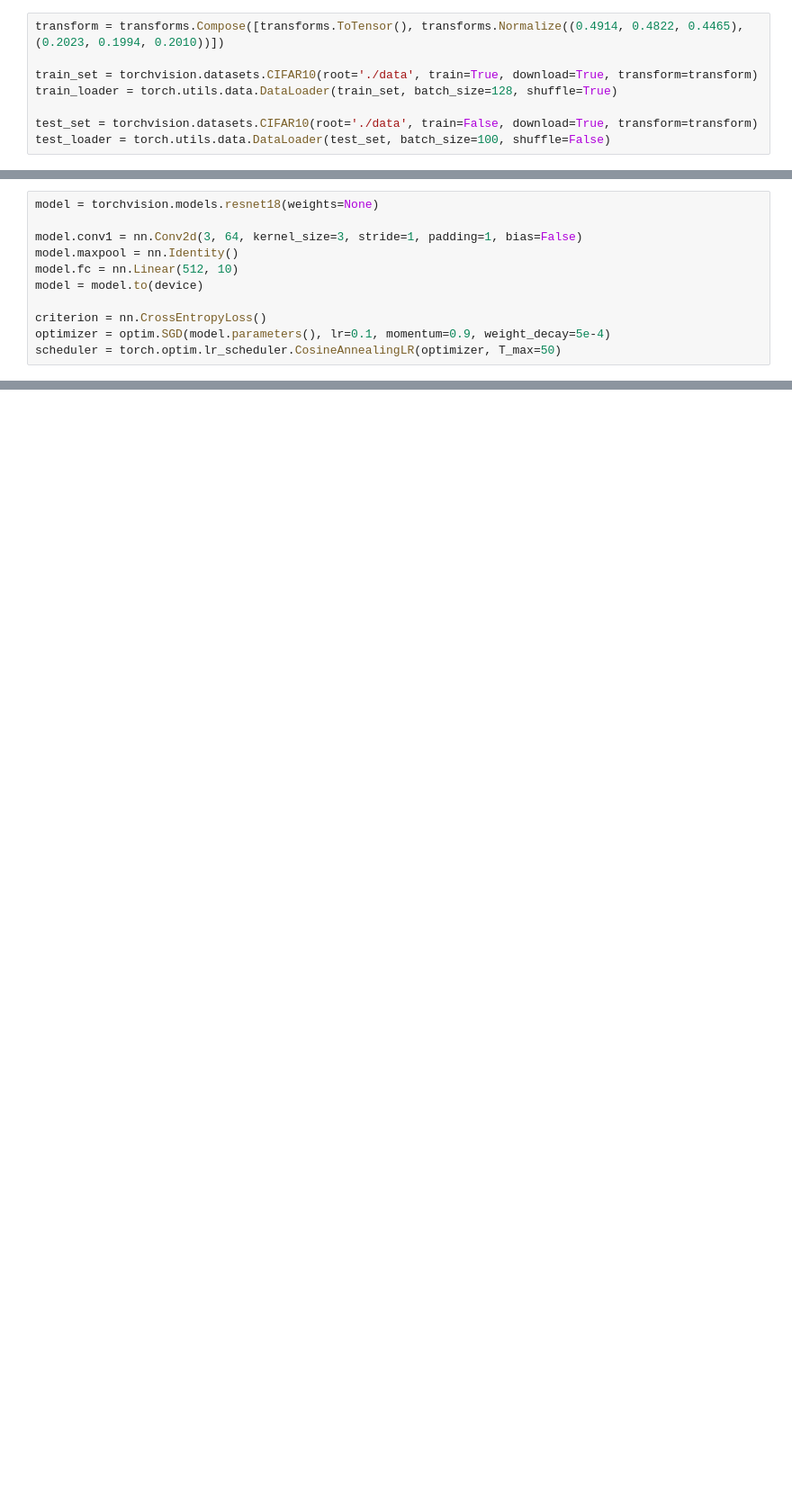
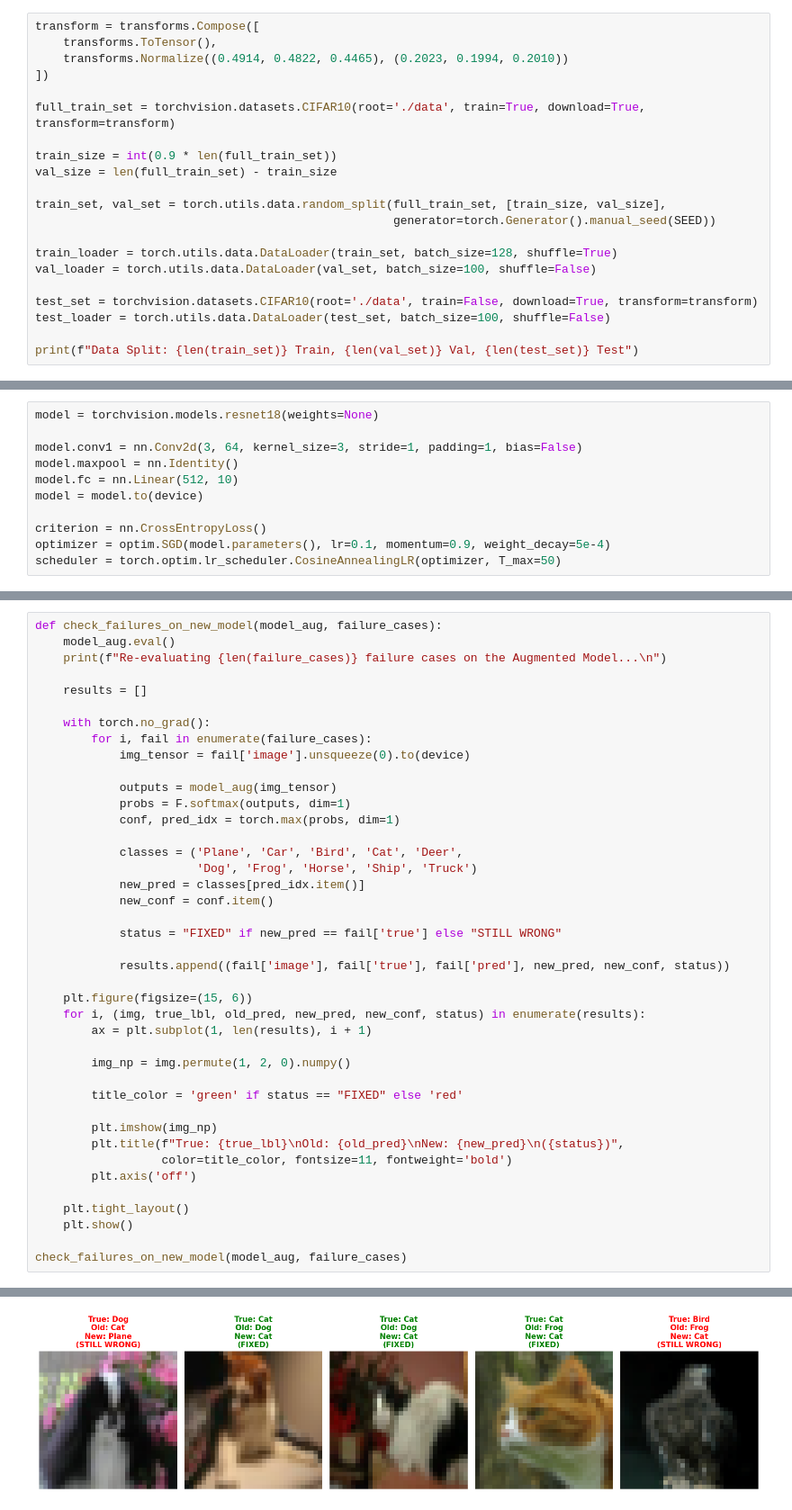
Before and after one commit to Scarfaced007/CNN-DL, a Jupyter notebook: DL_Assignment_1.ipynb, the cells around one changed output, grey strips where cells are left out. Shown at 90% size. Drawn from its saved outputs; the diff is of its cells as text; blank space fills up the shorter version.

```diff
--- a/DL_Assignment_1.ipynb
+++ b/DL_Assignment_1.ipynb
@@ -19,10 +19,23 @@ torch.backends.cudnn.deterministic = True
 
 device = torch.device("cuda" if torch.cuda.is_available() else "cpu")
 # %%
-transform = transforms.Compose([transforms.ToTensor(), transforms.Normalize((0.4914, 0.4822, 0.4465), (0.2023, 0.1994, 0.2010))])
+transform = transforms.Compose([
+    transforms.ToTensor(),
+    transforms.Normalize((0.4914, 0.4822, 0.4465), (0.2023, 0.1994, 0.2010))
+])
 
-train_set = torchvision.datasets.CIFAR10(root='./data', train=True, download=True, transform=transform)
+full_train_set = torchvision.datasets.CIFAR10(root='./data', train=True, download=True, transform=transform)
+
+train_size = int(0.9 * len(full_train_set))
+val_size = len(full_train_set) - train_size
+
+train_set, val_set = torch.utils.data.random_split(full_train_set, [train_size, val_size],
+                                                   generator=torch.Generator().manual_seed(SEED))
+
 train_loader = torch.utils.data.DataLoader(train_set, batch_size=128, shuffle=True)
+val_loader = torch.utils.data.DataLoader(val_set, batch_size=100, shuffle=False)
 
 test_set = torchvision.datasets.CIFAR10(root='./data', train=False, download=True, transform=transform)
 test_loader = torch.utils.data.DataLoader(test_set, batch_size=100, shuffle=False)
+
+print(f"Data Split: {len(train_set)} Train, {len(val_set)} Val, {len(test_set)} Test")
@@ -187,0 +408,42 @@ else:
+# %%
+def check_failures_on_new_model(model_aug, failure_cases):
+    model_aug.eval()
+    print(f"Re-evaluating {len(failure_cases)} failure cases on the Augmented Model...\n")
+
+    results = []
+
+    with torch.no_grad():
+        for i, fail in enumerate(failure_cases):
+            img_tensor = fail['image'].unsqueeze(0).to(device)
+
+            outputs = model_aug(img_tensor)
+            probs = F.softmax(outputs, dim=1)
+            conf, pred_idx = torch.max(probs, dim=1)
+
+            classes = ('Plane', 'Car', 'Bird', 'Cat', 'Deer',
+                       'Dog', 'Frog', 'Horse', 'Ship', 'Truck')
+            new_pred = classes[pred_idx.item()]
+            new_conf = conf.item()
+
+            status = "FIXED" if new_pred == fail['true'] else "STILL WRONG"
+
+            results.append((fail['image'], fail['true'], fail['pred'], new_pred, new_conf, status))
+
+    plt.figure(figsize=(15, 6))
+    for i, (img, true_lbl, old_pred, new_pred, new_conf, status) in enumerate(results):
+        ax = plt.subplot(1, len(results), i + 1)
+
+        img_np = img.permute(1, 2, 0).numpy()
+
+        title_color = 'green' if status == "FIXED" else 'red'
+
+        plt.imshow(img_np)
+        plt.title(f"True: {true_lbl}\nOld: {old_pred}\nNew: {new_pred}\n({status})",
+                  color=title_color, fontsize=11, fontweight='bold')
+        plt.axis('off')
+
+    plt.tight_layout()
+    plt.show()
+
+check_failures_on_new_model(model_aug, failure_cases)
+# %% [output]
@@ -187,0 +451 @@ else:
+[figure, added]
```
Also changed, not shown: parts of 7 cells of this notebook.
